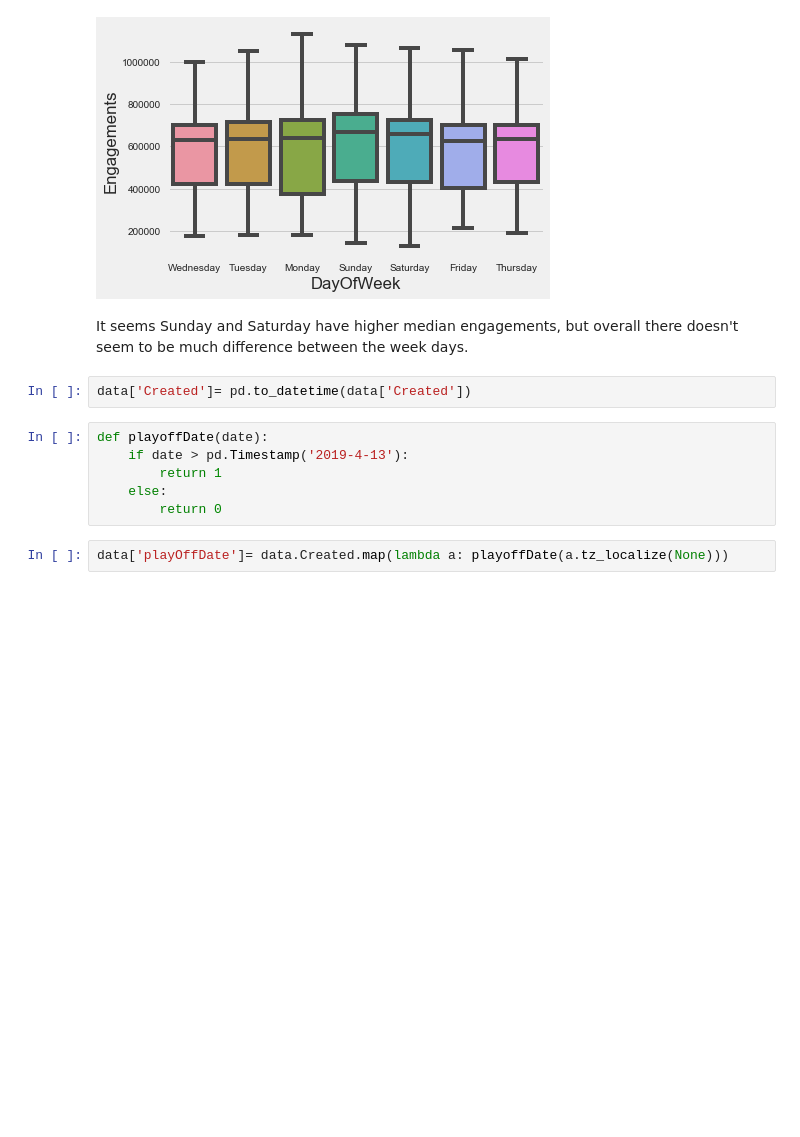
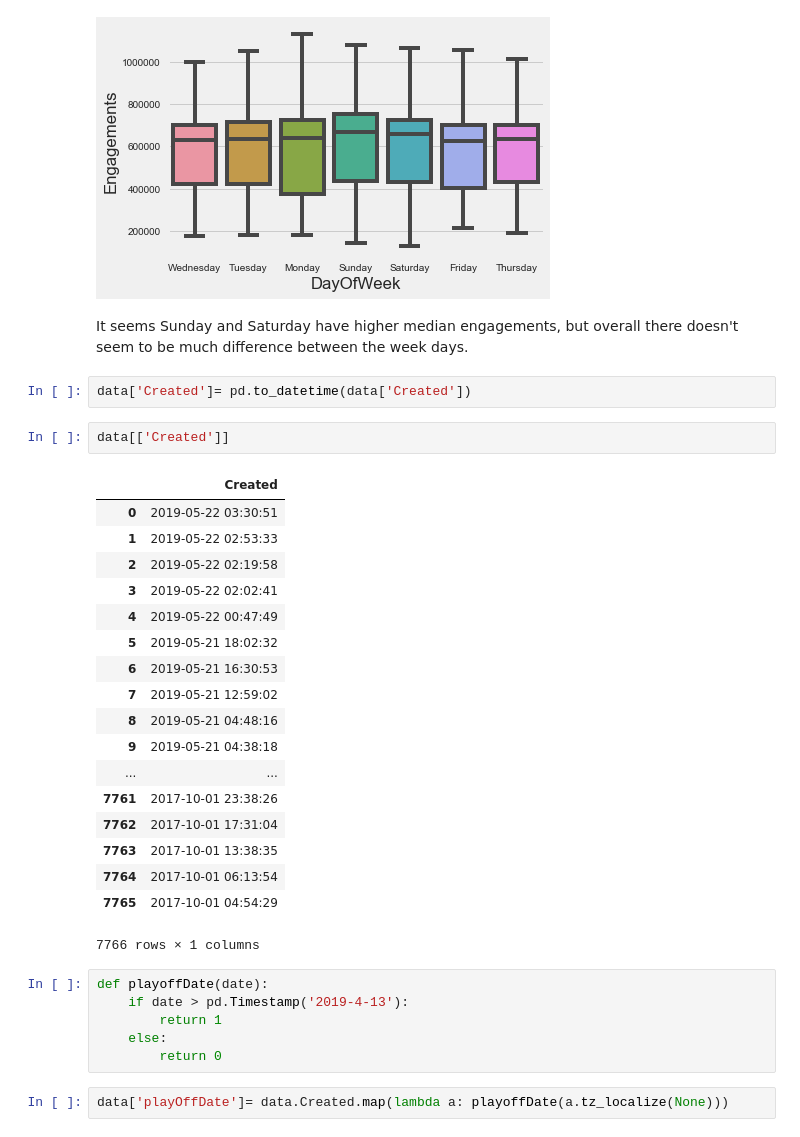
Before and after one commit to frankhu19/NBA2019, a Jupyter notebook: BA_EDA.ipynb, the cells around one changed output. Cells and saved outputs as stored; diff of their text form; blank space fills up the shorter version.

```diff
--- a/BA_EDA.ipynb
+++ b/BA_EDA.ipynb
@@ -172,6 +162,27 @@ sns.boxplot(x = 'DayOfWeek', y = 'Engagements', data = data)
 It seems Sunday and Saturday have higher median engagements, but overall there doesn't seem to be much difference between the week days.
 # %%
 data['Created']= pd.to_datetime(data['Created'])
+# %%
+data[['Created']]
+# %% [output]
+|  | Created |
+| 0 | 2019-05-22 03:30:51 |
+| 1 | 2019-05-22 02:53:33 |
+| 2 | 2019-05-22 02:19:58 |
+| 3 | 2019-05-22 02:02:41 |
+| 4 | 2019-05-22 00:47:49 |
+| 5 | 2019-05-21 18:02:32 |
+| 6 | 2019-05-21 16:30:53 |
+| 7 | 2019-05-21 12:59:02 |
+| 8 | 2019-05-21 04:48:16 |
+| 9 | 2019-05-21 04:38:18 |
+| ... | ... |
+| 7761 | 2017-10-01 23:38:26 |
+| 7762 | 2017-10-01 17:31:04 |
+| 7763 | 2017-10-01 13:38:35 |
+| 7764 | 2017-10-01 06:13:54 |
+| 7765 | 2017-10-01 04:54:29 |
+7766 rows × 1 columns
 # %%
 def playoffDate(date):
     if date > pd.Timestamp('2019-4-13'):
```
Also changed, not shown: parts of 2 cells of this notebook, 2 other files.
